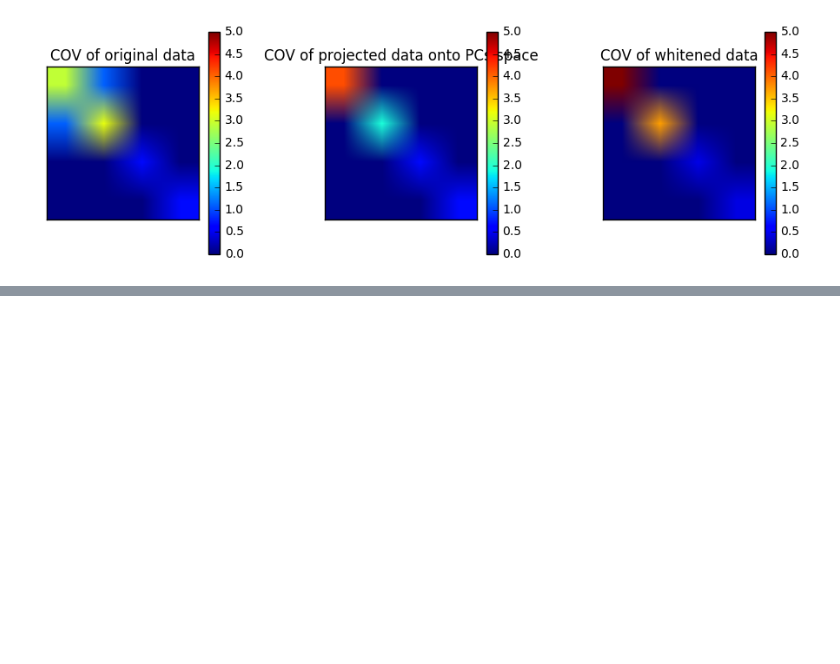
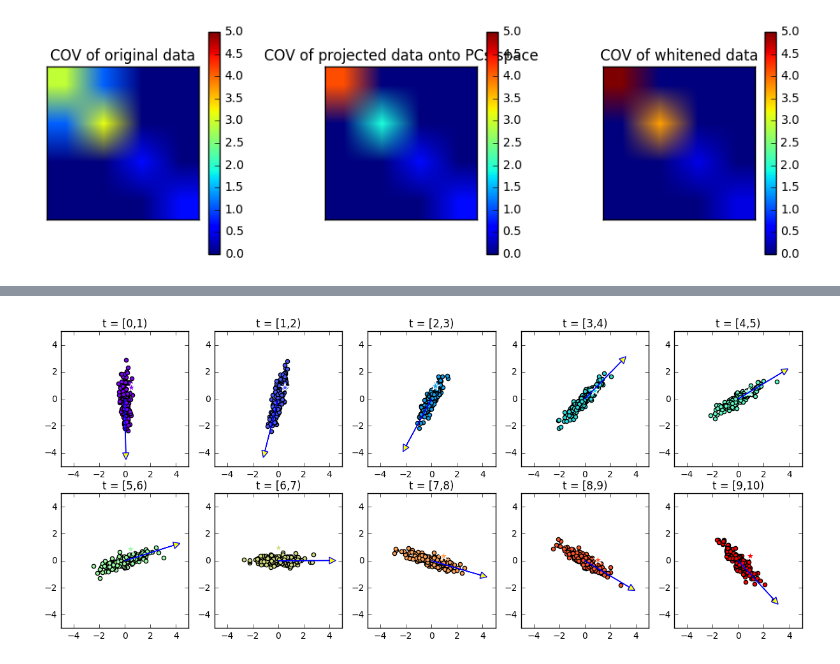
Before and after one commit to p16i/course-machine-intelligence-2, a Jupyter notebook: w3-hebbian-learning/batch-preprocessing-online-pca.ipynb, the cells around one changed output, grey strips where cells are left out. Cells and saved outputs as stored; diff of their text form; code cells hidden in the pictures; blank space fills up the shorter version.

```diff
--- a/w3-hebbian-learning/batch-preprocessing-online-pca.ipynb
+++ b/w3-hebbian-learning/batch-preprocessing-online-pca.ipynb
@@ -164,0 +254,28 @@ plt.tight_layout()
+# %%
+def hebbian( learning_rate=0.002 ):
+    plt.figure(figsize=(15,6))
+
+    for i, c in zip(range(10),colors):
+        w = np.random.rand(2)
+
+        plt.subplot(2,5,i+1)
+        r = range(i*buckets, (i+1)*buckets)
+        data = dpcaOnline.values[r]
+        pca = PCA(data)
+        plt.scatter( dpcaOnline.values[r, 0], dpcaOnline.values[r,1], c=c )
+        first_eig_vector = pca.eig_vectors[:, 0] * 4
+        plt.arrow(0, 0, first_eig_vector[0], first_eig_vector[1], head_width=0.5, head_length=0.5, fc='yellow', ec='blue')
+        plt.title('t = [%d,%d)' % (i,i+1))
+        plt.xlim(-5,5)
+        plt.ylim(-5,5)
+
+        for j in range(buckets):
+            idx = i*buckets+j
+            x = dpcaOnline.values[idx,:]
+            y = x @ w
+            w_raw = w + learning_rate * y * x.T
+            w = w_raw / np.linalg.norm(w_raw)
+        plt.scatter(w[0], w[1], marker="*", color=c, s=100, edgecolor='white')
+hebbian(0.002)
+# %% [output]
+[figure, added]
```
Also changed, not shown: parts of 10 cells of this notebook.
